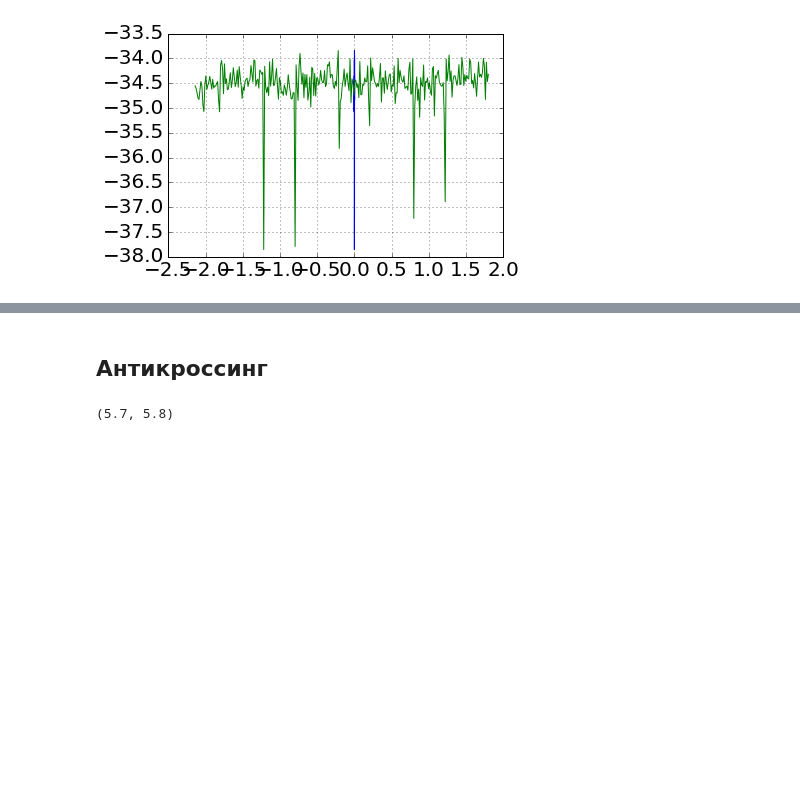
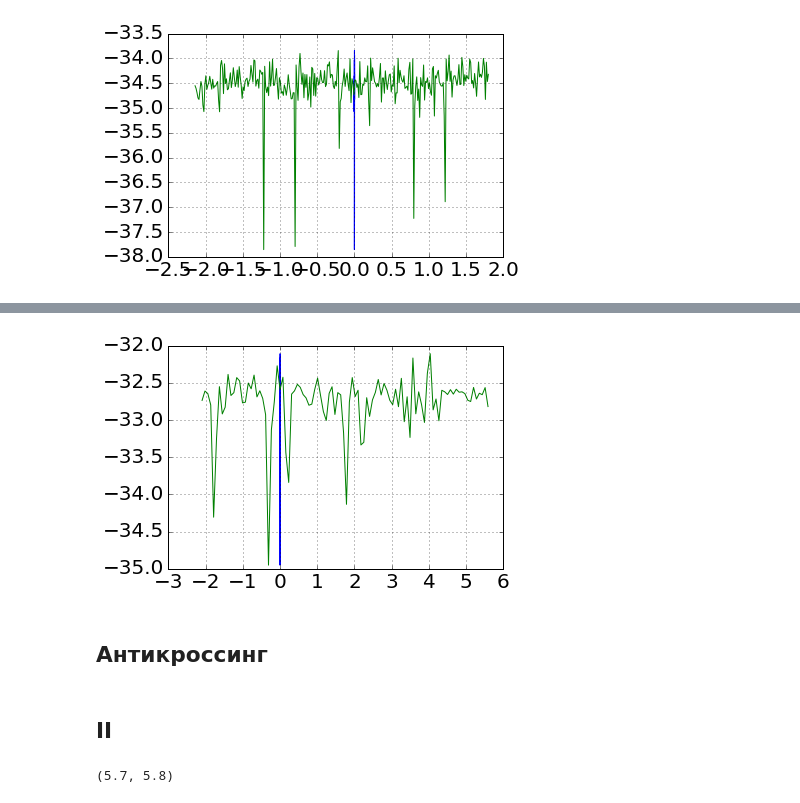
Before and after one commit to vdrhtc/Xmons, a Jupyter notebook: Qutip/Experimental data processing.ipynb, the cells around one changed output, grey strips where cells are left out. Cells and saved outputs as stored; diff of their text form; code cells hidden in the pictures; blank space fills up the shorter version.

```diff
--- a/Qutip/Experimental data processing.ipynb
+++ b/Qutip/Experimental data processing.ipynb
@@ -42,5 +61,18 @@ plt.grid()
+# %%
+plt.plot(data6[0], data6[2][:,25])
+dips = data6[0][data6[2][:,25]<-33.5]
+l, r = dips[0], dips[-1]
+ys, bins = histogram(dips, 100)
+xs = ((bins[:-1]+bins[1:])/2)[ys>0]
+Φ_0 = (xs[2]-xs[0])/2
+plt.plot((data6[0]-(l+r)/2)/Φ_0, data6[2][:,25])
+plt.grid()
+# %% [output]
+[figure, added]
 # %% [markdown]
 ## Антикроссинг
+# %% [markdown]
+##  II
 # %%
 with open("fitting_data/xmons-first-try-2nd-res-anticrossing-high-_res.pkl", "rb") as f:
     data = pickle.load(f)
```
Also changed, not shown: parts of 28 cells of this notebook, 27 other files.
